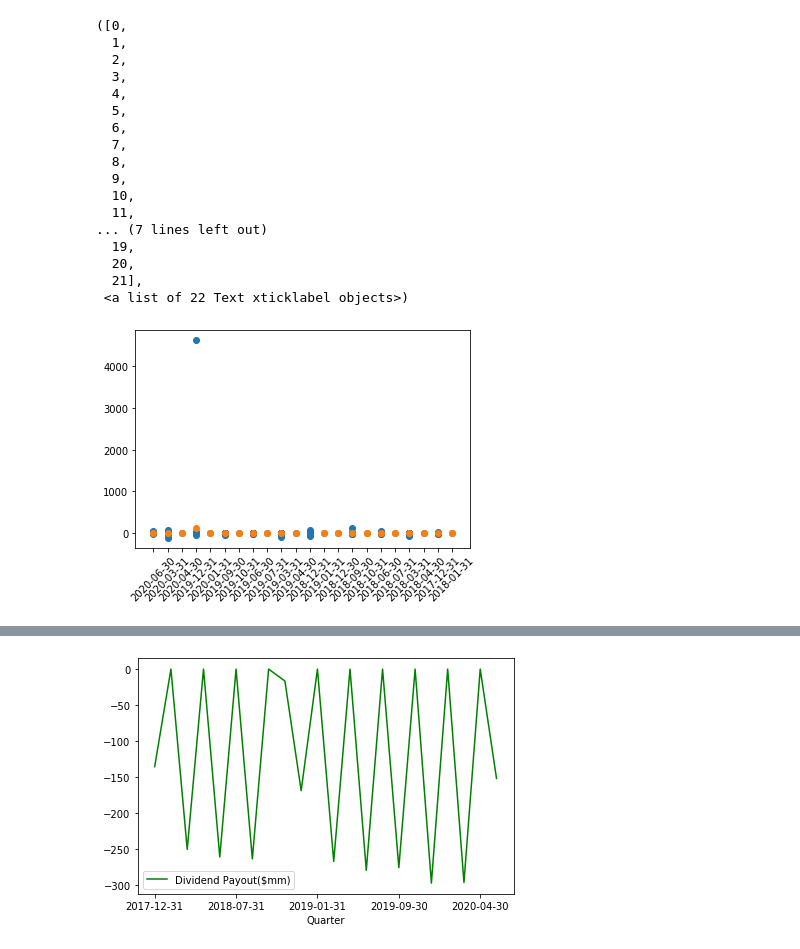
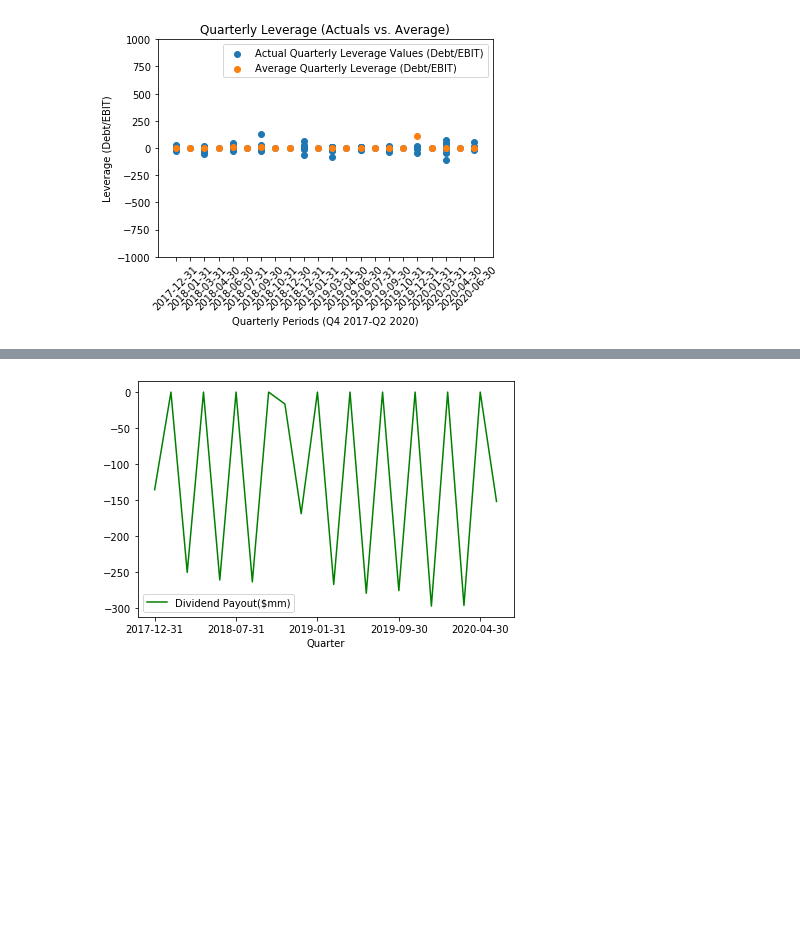
Before and after one commit to dsc55704973/project_one, a Jupyter notebook: developer/Daniel Carrillo's Work/visualizations_.ipynb, the cells around one changed output, grey strips where cells are left out. Saved outputs shown, nothing was run; the diff lists cells and outputs as text; code cells hidden in the pictures; blank space fills up the shorter version.

```diff
--- a/developer/Daniel Carrillo's Work/visualizations_.ipynb
+++ b/developer/Daniel Carrillo's Work/visualizations_.ipynb
@@ -19,17 +19,10 @@ csv = pd.read_csv("../Daniel Jackson's Work/Stock_outputs.csv")
 df = pd.DataFrame(csv)
 df.head()
 
-# convert NaN to zero values
+# formatting
 df = df.replace(np.nan,0)
 df=df[df['Quarter']!=0]
-
-# map formatting
-# df["Revenue($mm)"] = df["Revenue($mm)"].map("${:,.2f}".format)
-# df["EBIT($mm)"] = df["EBIT($mm)"].map("${:,.2f}".format)
-# df["Debt($mm)"] = df["Debt($mm)"].map("${:,.2f}".format)
-# df["Dividend Payout($mm)"] = df["Dividend Payout($mm)"].map("${:,.2f}".format)
-# df["Operating Margin (%)"] = df["Operating Margin (%)"].map("{:,.2f} %".format)
-# df["Payout (% of EBIT)"] = df["Payout (% of EBIT)"].map("{:,.2f} %".format)
-
+df = df.sort_values('Quarter', ascending=True)
+df = df.reset_index()
 df.head()
 # %% [output]
@@ -54,4 +47,4 @@ quarterly_dict = {
     'Average Quarterly EBIT': quarter_ebit
 }
 quarterly_data = pd.DataFrame(quarterly_dict)
-quarterly_data.head()
+quarterly_data=quarterly_data.reset_index()
@@ -126,36 +97,26 @@ plt.xticks(rotation=45)
 # %%
 # leverage per quarter visualization
 x_values = df['Quarter']
 y_values = df['Leverage (Debt/EBIT)']
-plt.scatter(x_values, y_values)
+plt.scatter(x_values, y_values, label="Actual Quarterly Leverage Values (Debt/EBIT)")
 
 # average leverage per quarter visualization
 x_values = quarterly_data['Quarter']
 y_values = quarterly_data['Average Quarterly Leverage Ratio']
-plt.scatter(x_values, y_values)
+plt.scatter(x_values, y_values, label="Average Quarterly Leverage (Debt/EBIT)")
 
 # formatting
+plt.xlabel("Quarterly Periods (Q4 2017-Q2 2020)")
+plt.ylabel("Leverage (Debt/EBIT)")
+plt.title("Quarterly Leverage (Actuals vs. Average)")
+plt.legend(loc='upper right')
 plt.xticks(rotation=45)
-plt.xlabel("Quarterly Periods ()")
+plt.ylim(-1000,1000)
+
+# save output
+plt.savefig("../leverage_per_quarter.png")
 # %% [output]
-([0,
-  1,
-  2,
-  3,
-  4,
-  5,
-  6,
-  7,
-  8,
-  9,
-  10,
-  11,
-... (7 lines left out)
-  19,
-  20,
-  21],
- <a list of 22 Text xticklabel objects>)
-[figure, old version]
+[figure, new version]
 # %%
 # EBIT payout per quarter visualization
 x_values = df['Quarter']
```
Also changed, not shown: parts of 9 cells of this notebook, 8 other files.
